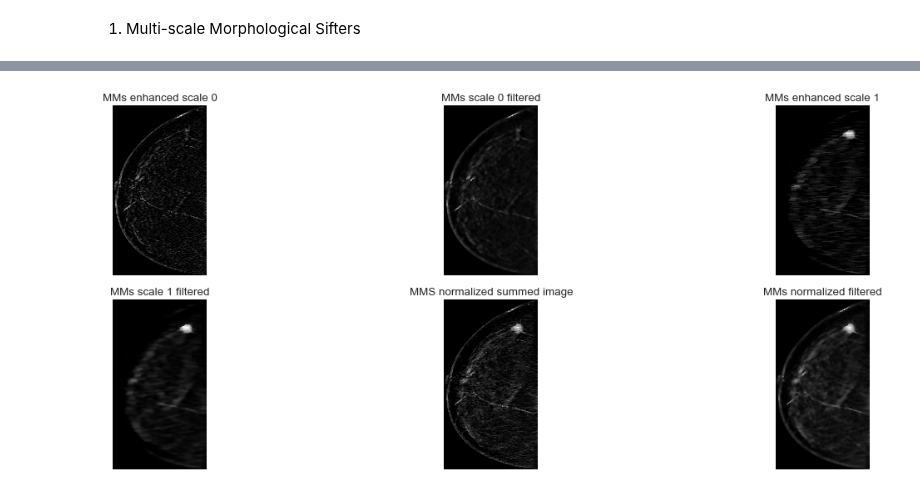
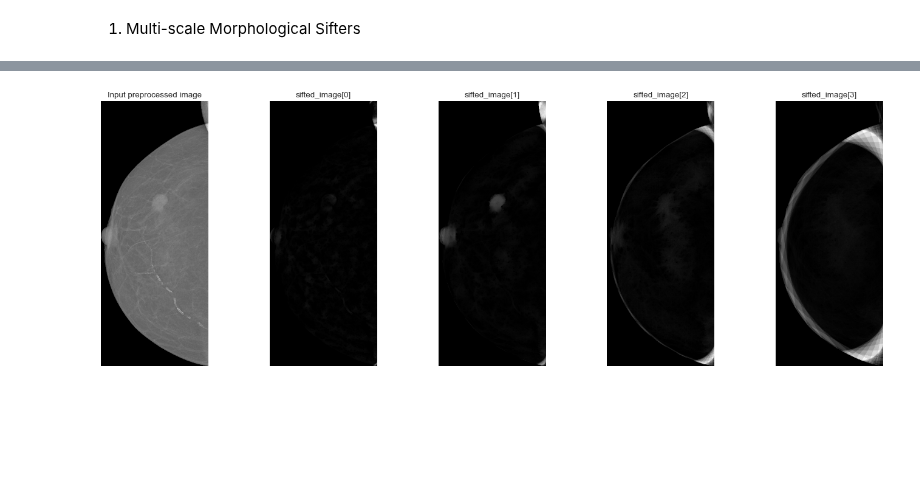
Before and after one commit to abdalrhmanu/breast-mass-detection-and-segmentation-using-multi-scale-morphological-sifting-and-kmeans-clustering, a Jupyter notebook: notebooks/Abdel-Notebook (mass detection implementation).ipynb, the cells around one changed output, grey strips where cells are left out. Saved outputs shown, nothing was run; the diff lists cells and outputs as text; code cells hidden in the pictures; blank space fills up the shorter version.

```diff
--- a/notebooks/Abdel-Notebook (mass detection implementation).ipynb
+++ b/notebooks/Abdel-Notebook (mass detection implementation).ipynb
@@ -187,47 +152,25 @@ display.plot_figures(imgs, 1, 4)
-# %%
-def mean_shift_filter(image, spatial_radius, range_radius):
-    """
-    Apply mean shift filter to a grayscale image.
-
-    Parameters:
-    - image: 2D numpy array of type uint16 with shape (height, width)
-    - spatial_radius: int, spatial distance (in pixels) to consider for the filter
-    - range_radius: int, color distance to consider for the filter
-
-    Returns:
-    - filtered_image: 2D numpy array of type uint16 with shape (height, width),
-                      the result of the filter
-    """
-
-    # Convert image to float32 for better precision
-    image_float = image.astype(np.float32)
-
-    # Convert image to uint8 for OpenCV
-    image_uint8 = cv2.convertScaleAbs(image_float / np.max(image_float) * 255)
-
-    # Convert 2-channel grayscale image to 3-channel grayscale image
-    image_3ch = cv2.cvtColor(image_uint8, cv2.COLOR_GRAY2BGR)
-
-    # Apply mean shift filter using OpenCV
-    filtered_image_uint8 = cv2.pyrMeanShiftFiltering(image_3ch, spatial_radius, range_radius)
-
-    # Convert the filtered image back to uint16
-    filtered_image_float = cv2.cvtColor(filtered_image_uint8, cv2.COLOR_BGR2GRAY).astype(np.float32) / 255.0 * np.max(image_float)
-    filtered_image = filtered_image_float.astype(np.uint16)
-
-    return filtered_image
-
-
-# Display the enhanced and tophat image
-imgs = {
-    "MMs enhanced scale 0": enhanced_images[0],
-    "MMs scale 0 filtered": mean_shift_filter(enhanced_images[0], spatial_radius=5, range_radius=100),
-    "MMs enhanced scale 1": enhanced_images[1],
-    "MMs scale 1 filtered": mean_shift_filter(enhanced_images[1], spatial_radius=5, range_radius=100),
-    "MMS normalized summed image": normalized_image,
-    "MMs normalized filtered": mean_shift_filter(normalized_image, spatial_radius=5, range_radius=100)
-#         "Dataset overlay Image (preprocessed) for visual comparison": overlay_image
-}
-display.plot_figures(imgs, 2, 3)
-# %% [output]
-[figure, removed]
+# %%
+# image_input_name = '20587612_f4b2d377f43ba0bd_MG_R_CC_ANON.tif'
+image_input_name = '22670278_98429c0bdf78c0c7_MG_R_CC_ANON.tif'
+# image_input_name = '22613822_45c7f44839fd9e68_MG_R_ML_ANON.tif'
+# image_input_name = '53586869_6ac23356b912ee9b_MG_L_ML_ANON.tif'
+# image_input_name = '22670324_98429c0bdf78c0c7_MG_R_ML_ANON.tif'
+
+input_image = cv2.imread(
+    os.path.join(
+        os.path.dirname("../dataset/processed/positive_images/"),
+        image_input_name
+    ), cv2.IMREAD_GRAYSCALE)
+
+sifted_image = mms.multi_scale_morphological_sifters(input_image,4,18,15,3689,70/1000)
+
+imgs = {
+    "Input preprocessed image": input_image,
+    "sifted_image[0]":sifted_image[0],
+    "sifted_image[1]":sifted_image[1],
+    "sifted_image[2]":sifted_image[2],
+    "sifted_image[3]":sifted_image[3],
+}
+display.plot_figures(imgs, 1, 5)
+# %% [output]
+[figure, added]
```
Also changed, not shown: parts of 18 cells of this notebook.
